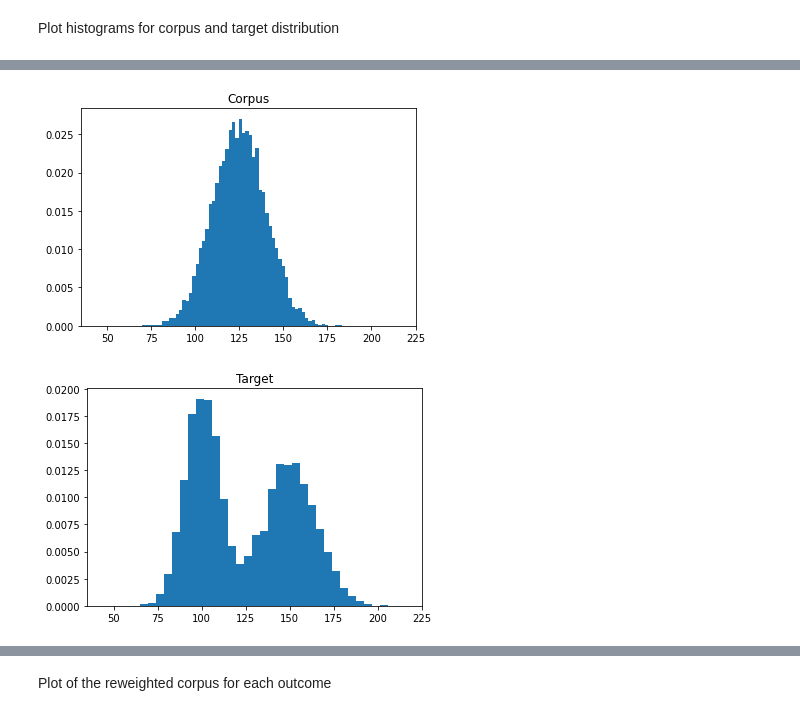
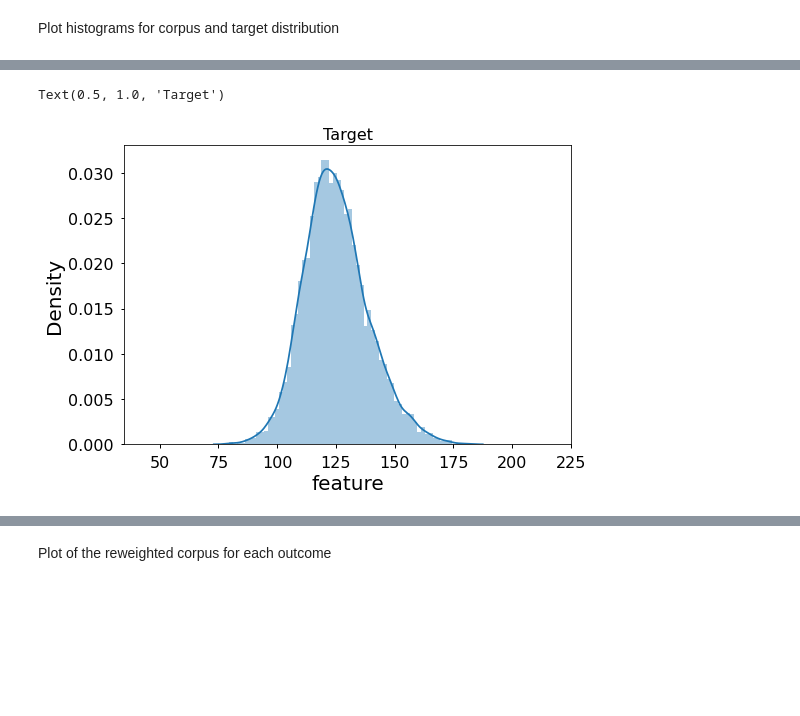
Before and after one commit to LucasKIJ/EMM, a Jupyter notebook: notebooks/Corpus_KLL.ipynb, the cells around one changed output, grey strips where cells are left out. Cells and saved outputs as stored; diff of their text form; code cells hidden in the pictures; blank space fills up the shorter version.

```diff
--- a/notebooks/Corpus_KLL.ipynb
+++ b/notebooks/Corpus_KLL.ipynb
@@ -3,16 +29,9 @@
 # %%
-import numpy as np
-import pandas as pd
-import matplotlib.pyplot as plt
-import cvxpy as cp
-import seaborn as sns
-import emm
-
 # Generate example data
 m = 10000
 # Target distribution
-mu0 = np.array([100]); sig0 = np.array([10])
-mu1 = np.array([150]); sig1 = np.array([15])
+mu0 = np.array([120]); sig0 = np.array([10])
+mu1 = np.array([130]); sig1 = np.array([15])
 X0 = np.random.normal(loc=mu0, scale=sig0, size=m // 2)
 X1 = np.random.normal(loc=mu1, scale=sig1, size=m // 2)
 y0 = np.zeros(m // 2)
@@ -24,7 +43,7 @@ target = pd.DataFrame({'feature' : X})
 target['Outcome'] = y
 
 # Corpus distribution
-mu = np.array([125]); sig = np.array([15])
+mu = np.array([125]); sig = np.array([20])
 corpus = np.random.normal(loc=mu, scale=sig, size=m)
 corpus = pd.DataFrame({'feature': corpus})
 # %% [markdown]
@@ -32,16 +66,8 @@ Plot histograms for corpus and target distribution
 # %%
-bins = np.histogram_bin_edges(corpus['feature'],bins='auto')
-plt.hist(corpus['feature'],bins=bins, density=True)
+bins_target = np.histogram_bin_edges(target['feature'],bins='auto')
+sns.distplot(target['feature'],bins=bins_target)
 plt.xlim([35,225])
-plt.title("Corpus")
-plt.show()
+plt.title("Target")
 # %% [output]
+Text(0.5, 1.0, 'Target')
-[figure, old version]
+[figure, new version]
-# %%
-bins_target = np.histogram_bin_edges(target['feature'],bins='auto')
-plt.hist(target['feature'],bins=bins_target, density=True)
-plt.xlim([35,225])
-plt.title("Target")
-plt.show()
-# %% [output]
-[figure, removed]
```
Also changed, not shown: parts of 27 cells of this notebook, 12 other files.
